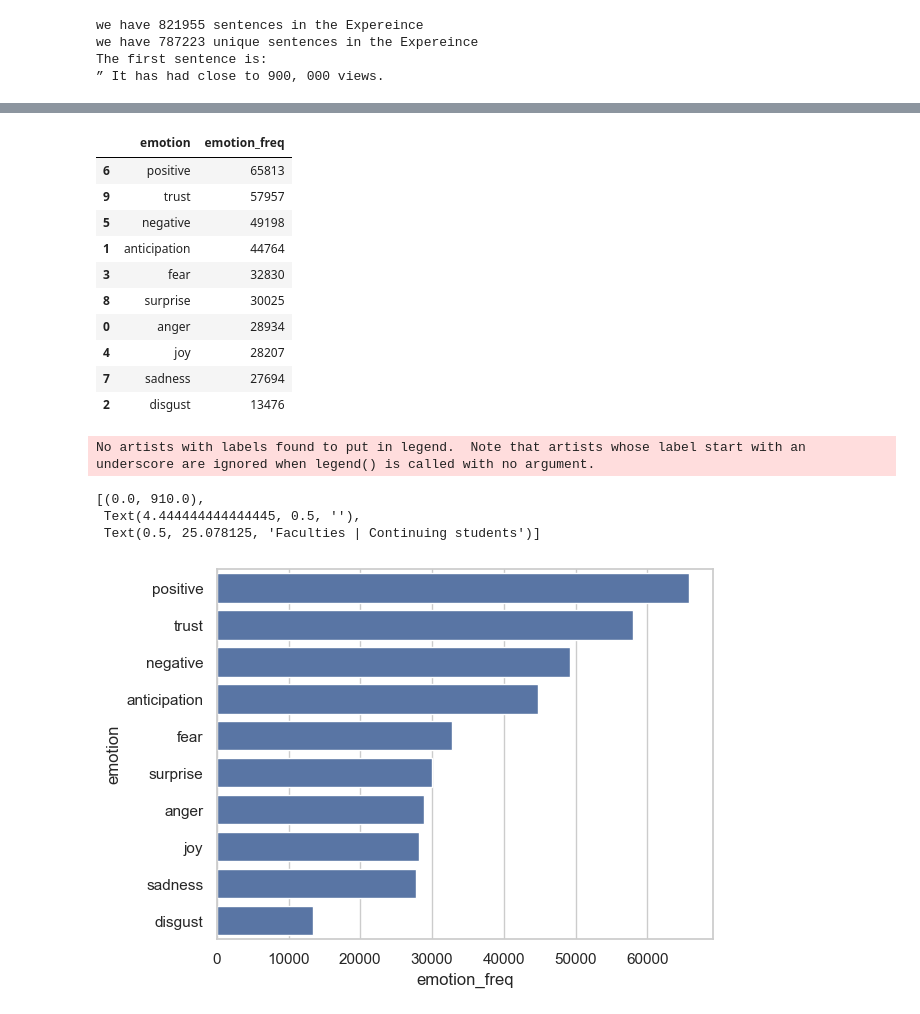
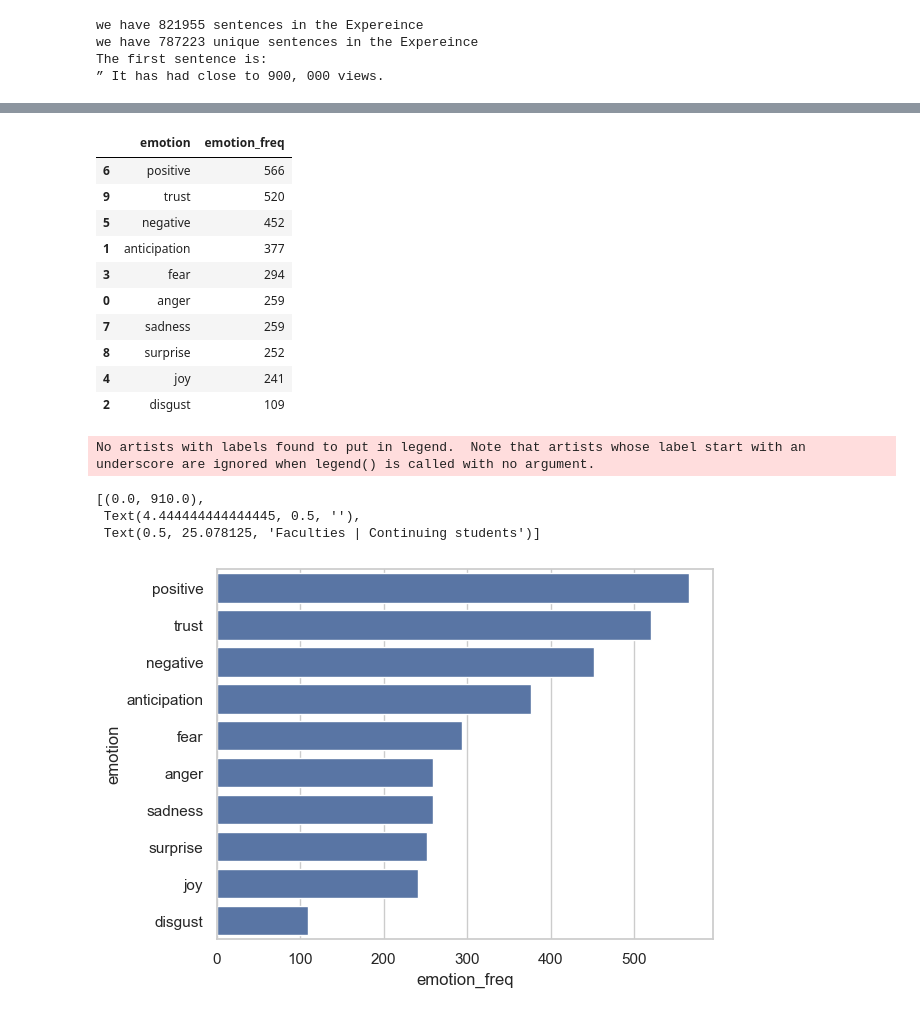
Before and after one commit to Fuzzy-sh/CANIS-Hackathon, a Jupyter notebook: hackaton_emotion_analysis_True.ipynb, the cells around one changed output, grey strips where cells are left out. Cells and saved outputs as stored; diff of their text form; code cells hidden in the pictures.

```diff
--- a/hackaton_emotion_analysis_True.ipynb
+++ b/hackaton_emotion_analysis_True.ipynb
@@ -129,7 +125,7 @@ KeyboardInterrupt:
 # df_sentence_new.to_hdf('data/df_news_true_emotions.h5', key='df_news_true_emotions')
 # %%
 #116,371 Sentences
-df_sentence_new_=df_sentence_new.iloc[:110000,:]
+df_sentence_new_=df_sentence_new.iloc[:1000,:]
 # %%
 df_freq_by_emotion={}
 
@@ -152,35 +148,34 @@ df_freq_by_emotion.columns=['emotion','emotion_freq']
 df_freq_by_emotion.sort_values('emotion_freq', ascending=False)
 # %% [output]
 |  | emotion | emotion_freq |
-| 6 | positive | 65813 |
-| 9 | trust | 57957 |
-| 5 | negative | 49198 |
-| 1 | anticipation | 44764 |
-| 3 | fear | 32830 |
-| 8 | surprise | 30025 |
-| 0 | anger | 28934 |
-| 4 | joy | 28207 |
-| 7 | sadness | 27694 |
-| 2 | disgust | 13476 |
+| 6 | positive | 566 |
+| 9 | trust | 520 |
+| 5 | negative | 452 |
+| 1 | anticipation | 377 |
+| 3 | fear | 294 |
+| 0 | anger | 259 |
+| 7 | sadness | 259 |
+| 8 | surprise | 252 |
+| 4 | joy | 241 |
+| 2 | disgust | 109 |
 # %%
 sns.set_theme(style="whitegrid")
-pal=sns.color_palette("rocket_r", as_cmap=True)
 sns.barplot(data=df_freq_by_emotion,
             y=df_freq_by_emotion.emotion,
             x=df_freq_by_emotion.emotion_freq,
             order=df_freq_by_emotion.sort_values('emotion_freq', ascending=False).emotion,
             color='C0'
 
 
            )
 # # Initialize the matplotlib figure
 # f, ax = plt.subplots(figsize=(8, 6))
 
 ax.legend(ncol=1, loc="lower right", frameon=True, title='March prefered')
 ax.set(xlim=(0, 910), ylabel="", xlabel="Faculties | Continuing students")
 # %% [output]
 No artists with labels found to put in legend.  Note that artists whose label start with an underscore are ignored when legend() is called with no argument.
 [(0.0, 910.0),
  Text(4.444444444444445, 0.5, ''),
  Text(0.5, 25.078125, 'Faculties | Continuing students')]
-[figure, old version]
+[figure, new version]
```
Also changed, not shown: parts of 2 cells of this notebook, 1 other file.
